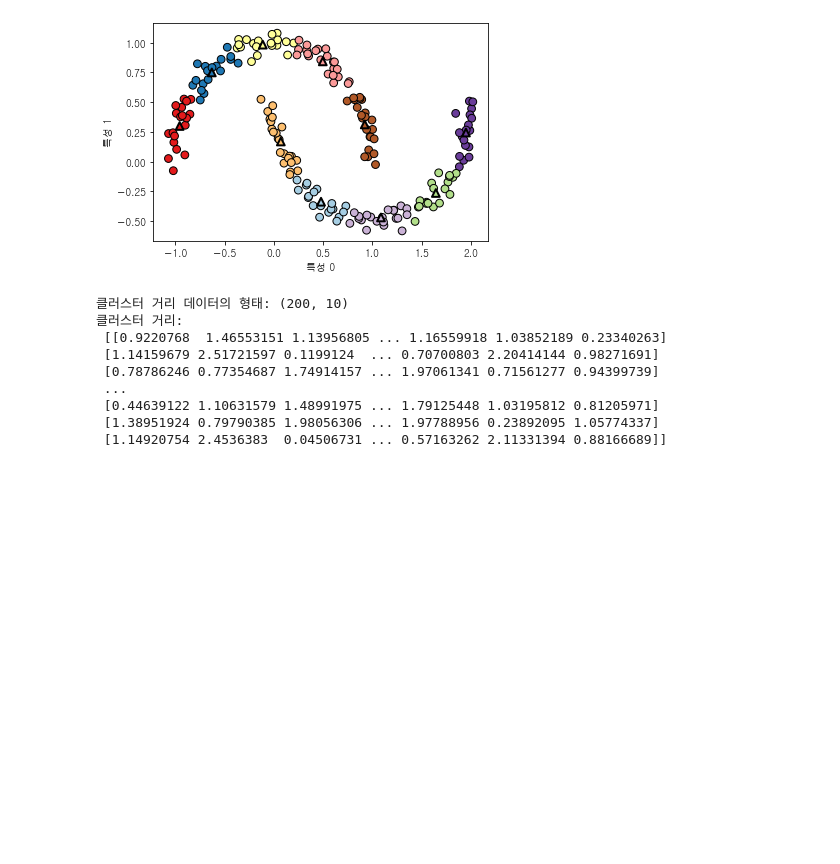
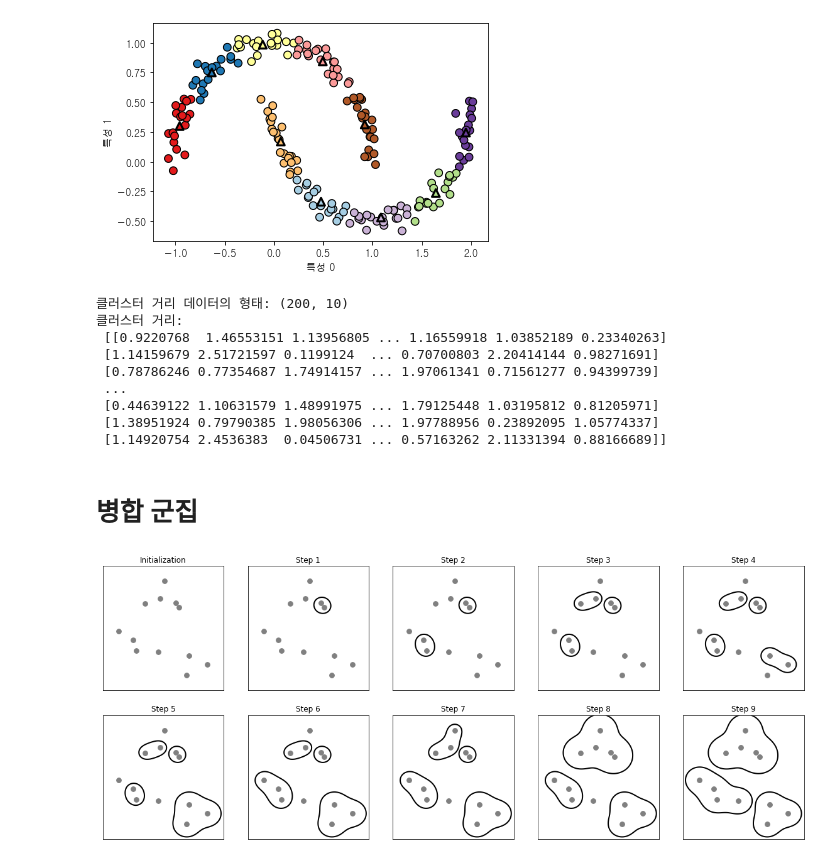
Before and after one commit to 11kwak/Introduction_to_Machine_Learning_with_Python, a Jupyter notebook: 3. 비지도 학습과 데이터 전처리/3.3. 군집.ipynb, the cells around one changed output. Cells and saved outputs as stored; diff of their text form; code cells hidden in the pictures; blank space fills up the shorter version.

```diff
--- a/3. 비지도 학습과 데이터 전처리/3.3. 군집.ipynb
+++ b/3. 비지도 학습과 데이터 전처리/3.3. 군집.ipynb
@@ -257,0 +250,7 @@ df2.to_csv("과제2테이블2.csv",index=False, encoding='cp949')
+# %% [markdown]
+# 병합 군집
+# %%
+import mglearn
+mglearn.plots.plot_agglomerative_algorithm()
+# %% [output]
+[figure, added]
```
Also changed, not shown: parts of 31 cells of this notebook, 5 other files.
